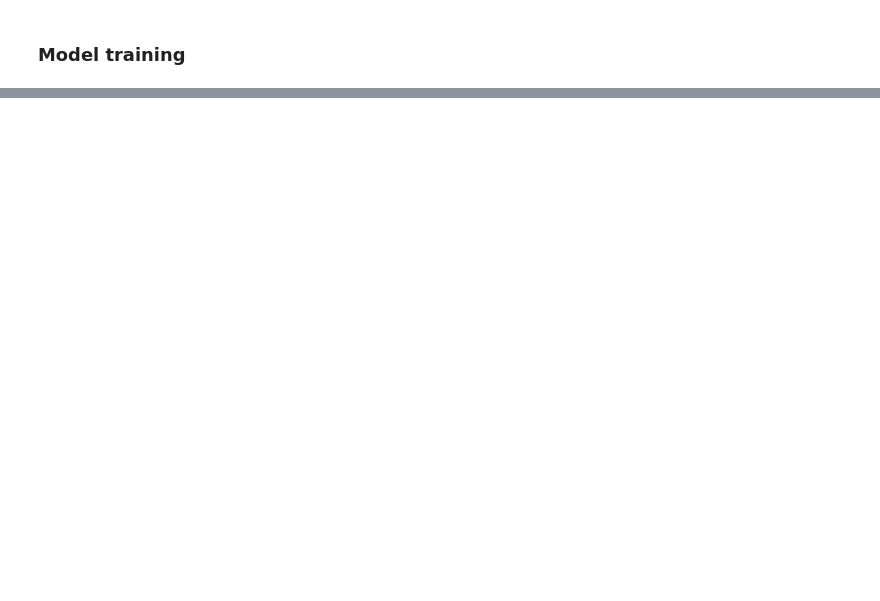
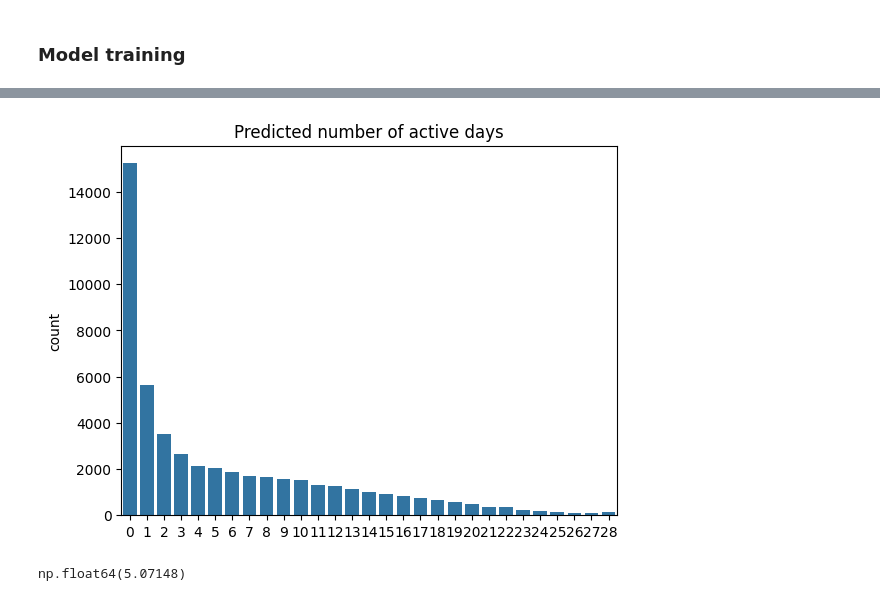
Before and after one commit to aleksstan96/DS_Challenge, a Jupyter notebook: notebooks/eda.ipynb, the cells around one changed output, grey strips where cells are left out. Cells and saved outputs as stored; diff of their text form; code cells hidden in the pictures; blank space fills up the shorter version.

```diff
--- a/notebooks/eda.ipynb
+++ b/notebooks/eda.ipynb
@@ -1249,0 +496,39 @@ importances.shape
+# %%
+# 1) Plain XGBoost regressor
+# training the model with the following parameters: {'objective': 'reg:absoluteerror', 'eta': 0.08, 'gamma': 0.5, 'max_depth': 6, 'reg_lambda': 0.01, 'min_child_weight': 3}
+df_train = pd.read_csv('/root/projects/ds_chlg/Data Science Challenge/Data Science/aggregated_data/merged_data_training.csv', index_col=0)
+df_test = pd.read_csv('/root/projects/ds_chlg/Data Science Challenge/Data Science/aggregated_data/merged_data_test.csv', index_col=0)
+
+target = 'days_active_first_28_days_after_registration'
+features = [f for f in df_train.columns if f not in (target)]
+
+X_train = df_train[features]
+y_train = df_train[target]
+X_test = df_test[features]
+model = xgb.XGBRegressor(
+        n_jobs=-1,
+        objective='reg:absoluteerror',
+        eta=0.08,
+        gamma=0.5,
+        max_depth=6,
+        reg_lambda=0.01,
+        min_child_weight=3
+    )
+model.fit(X_train, y_train)
+
+y_pred = model.predict(X_test)
+y_train_pred = model.predict(X_train)
+preds_clipped = round_and_clip(y_pred)
+preds_clipped_train = round_and_clip(y_train_pred)
+# %%
+# plot the distribution of the predicted values
+sns.countplot(x=preds_clipped_train.astype(int))
+plt.title("Predicted number of active days")
+plt.show()
+# %% [output]
+[figure, added]
+# %%
+# MAE on training set
+metrics.mean_absolute_error(y_train, preds_clipped_train)
+# %% [output]
+np.float64(5.07148)
```
Also changed, not shown: parts of 75 cells of this notebook, 5 other files.
